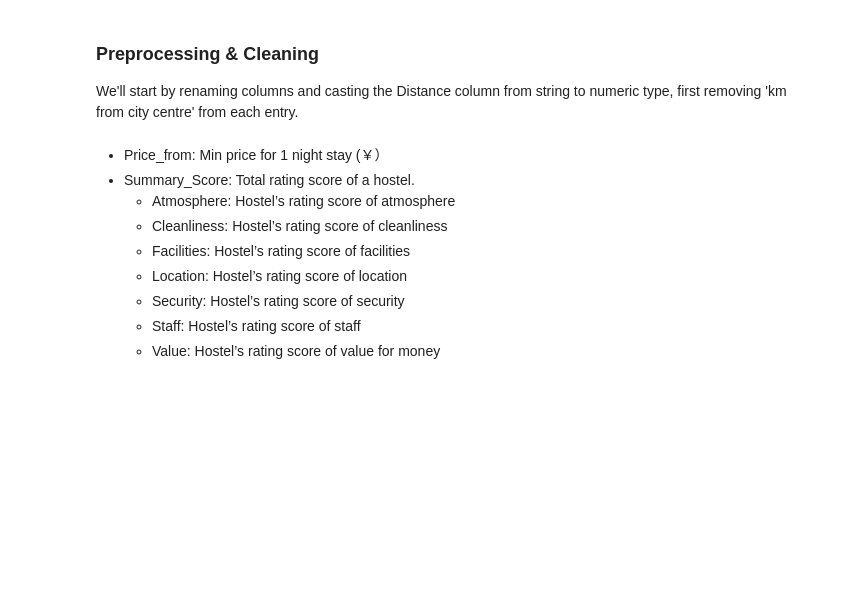
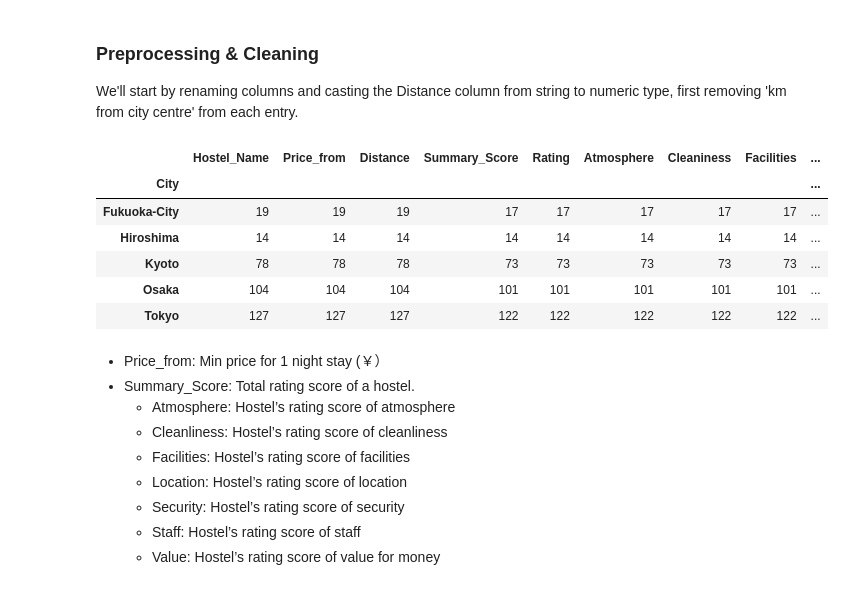
Before and after one commit to tangarts/hostel-world-jp, a Jupyter notebook: japan-hostel.ipynb, the cells around one changed output. Drawn from its saved outputs; the diff is of its cells as text; code cells hidden in the pictures; blank space fills up the shorter version.

```diff
--- a/japan-hostel.ipynb
+++ b/japan-hostel.ipynb
@@ -26,6 +24,17 @@ hostel.columns = ["Hostel_Name", "City", "Price_from",
                       "Distance", "Summary_Score", "Rating", "Atmosphere",
                       "Cleaniness", "Facilities", "Location", "Security", "Staff", "Value",
                       "Longitude", "Latitude"]
+# %%
+
+hostel.groupby('City').count()
+# %% [output]
+|  | Hostel_Name | Price_from | Distance | Summary_Score | Rating | Atmosphere | Cleaniness | Facilities | ... |
+| City |  |  |  |  |  |  |  |  | ... |
+| Fukuoka-City | 19 | 19 | 19 | 17 | 17 | 17 | 17 | 17 | ... |
+| Hiroshima | 14 | 14 | 14 | 14 | 14 | 14 | 14 | 14 | ... |
+| Kyoto | 78 | 78 | 78 | 73 | 73 | 73 | 73 | 73 | ... |
+| Osaka | 104 | 104 | 104 | 101 | 101 | 101 | 101 | 101 | ... |
+| Tokyo | 127 | 127 | 127 | 122 | 122 | 122 | 122 | 122 | ... |
 # %% [markdown]
 - Price_from: Min price for 1 night stay (￥）
 - Summary_Score: Total rating score of a hostel.
```
Also changed, not shown: parts of 11 cells of this notebook, 1 other file.
